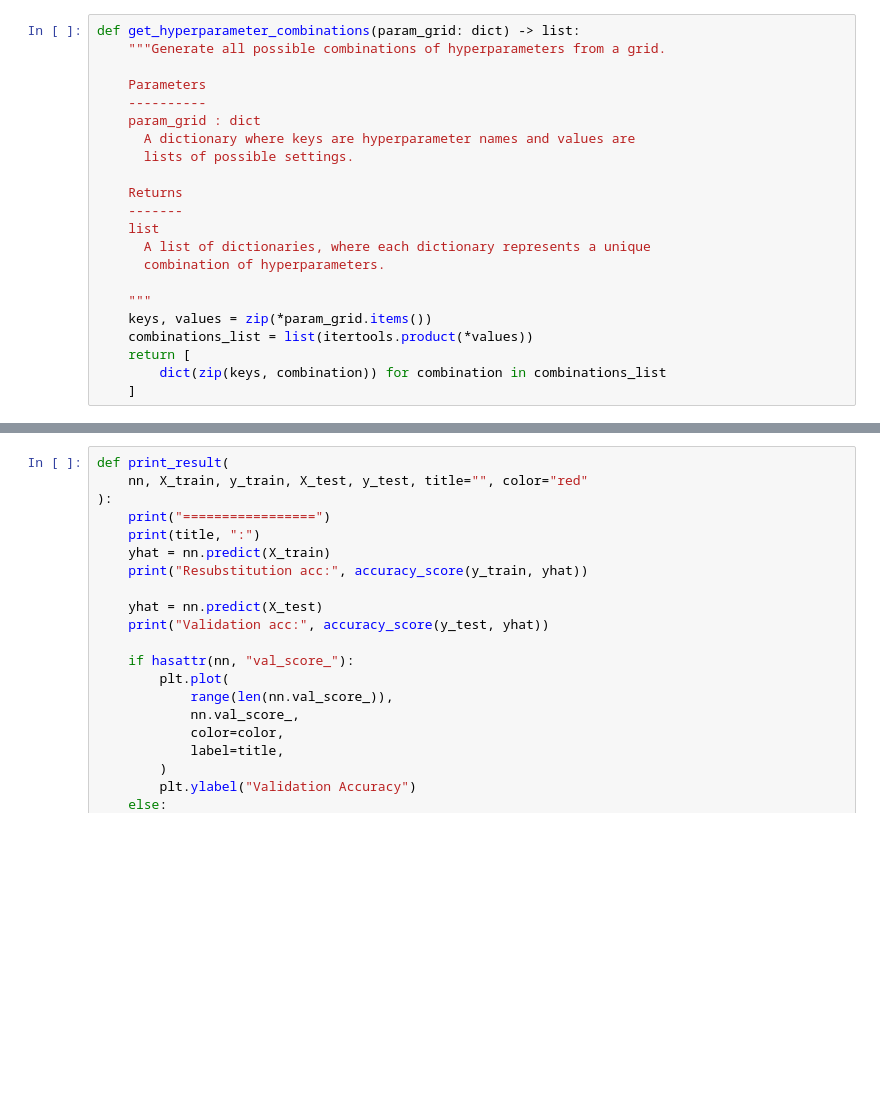
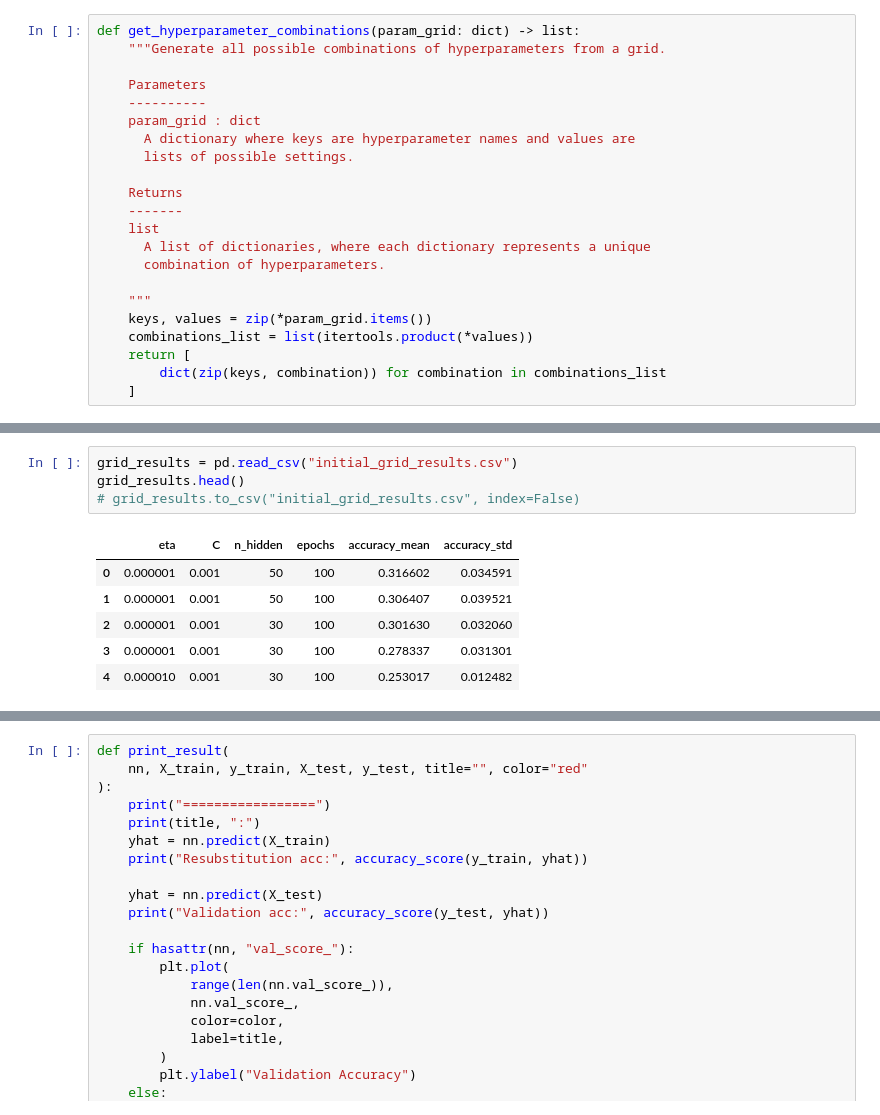
Before and after one commit to colew658/custom_mlp, a Jupyter notebook: custom_mlp.ipynb, the cells around one changed output, grey strips where cells are left out. Cells and saved outputs as stored; diff of their text form; blank space fills up the shorter version.

Commit message:
run grid search for initial and scaled mlps

```diff
--- a/custom_mlp.ipynb
+++ b/custom_mlp.ipynb
@@ -475,0 +533,11 @@ def grid_search(
+# %%
+grid_results = pd.read_csv("initial_grid_results.csv")
+grid_results.head()
+# grid_results.to_csv("initial_grid_results.csv", index=False)
+# %% [output]
+|  | eta | C | n_hidden | epochs | accuracy_mean | accuracy_std |
+| 0 | 0.000001 | 0.001 | 50 | 100 | 0.316602 | 0.034591 |
+| 1 | 0.000001 | 0.001 | 50 | 100 | 0.306407 | 0.039521 |
+| 2 | 0.000001 | 0.001 | 30 | 100 | 0.301630 | 0.032060 |
+| 3 | 0.000001 | 0.001 | 30 | 100 | 0.278337 | 0.031301 |
+| 4 | 0.000010 | 0.001 | 30 | 100 | 0.253017 | 0.012482 |
```
Also changed, not shown: parts of 22 cells of this notebook, 2 other files.
